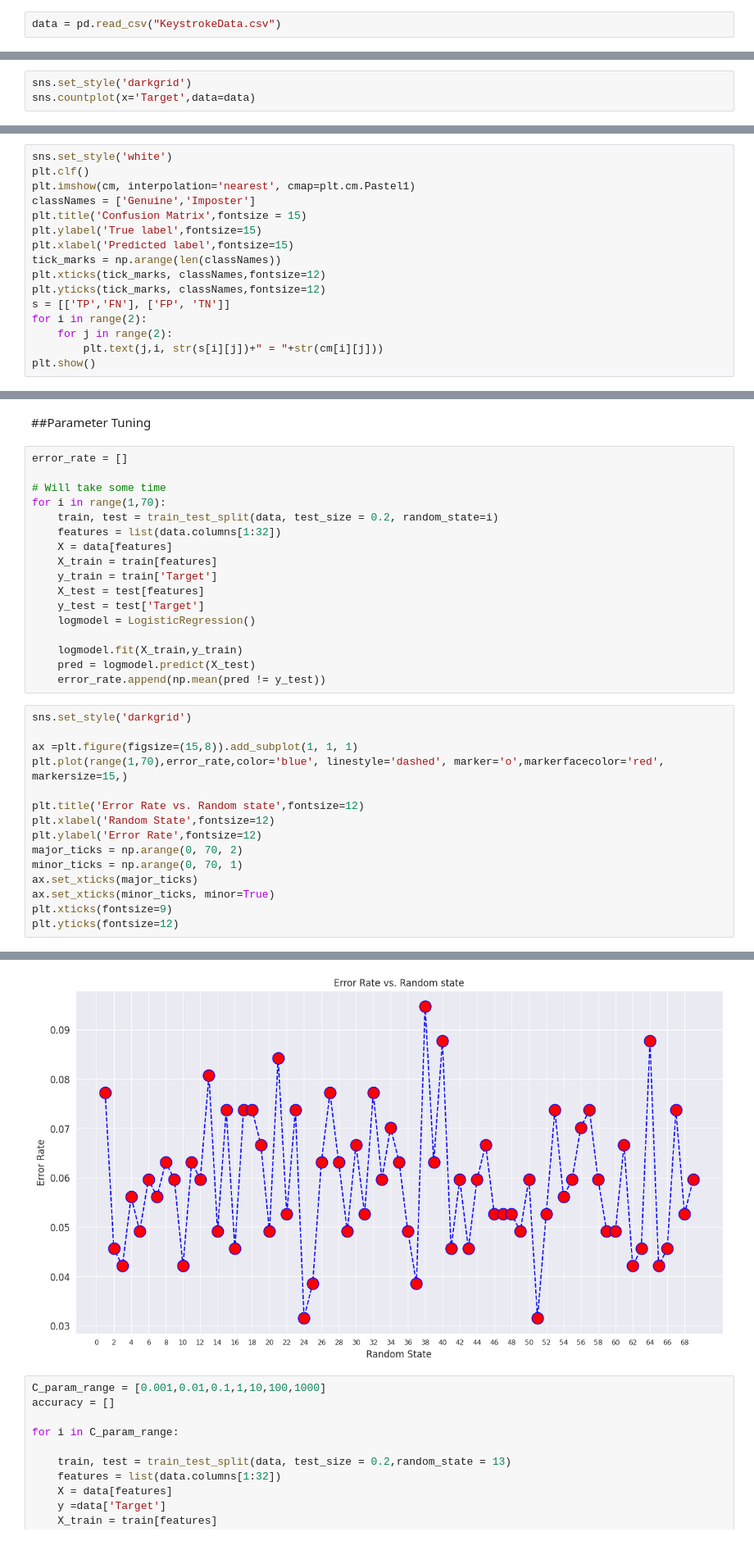
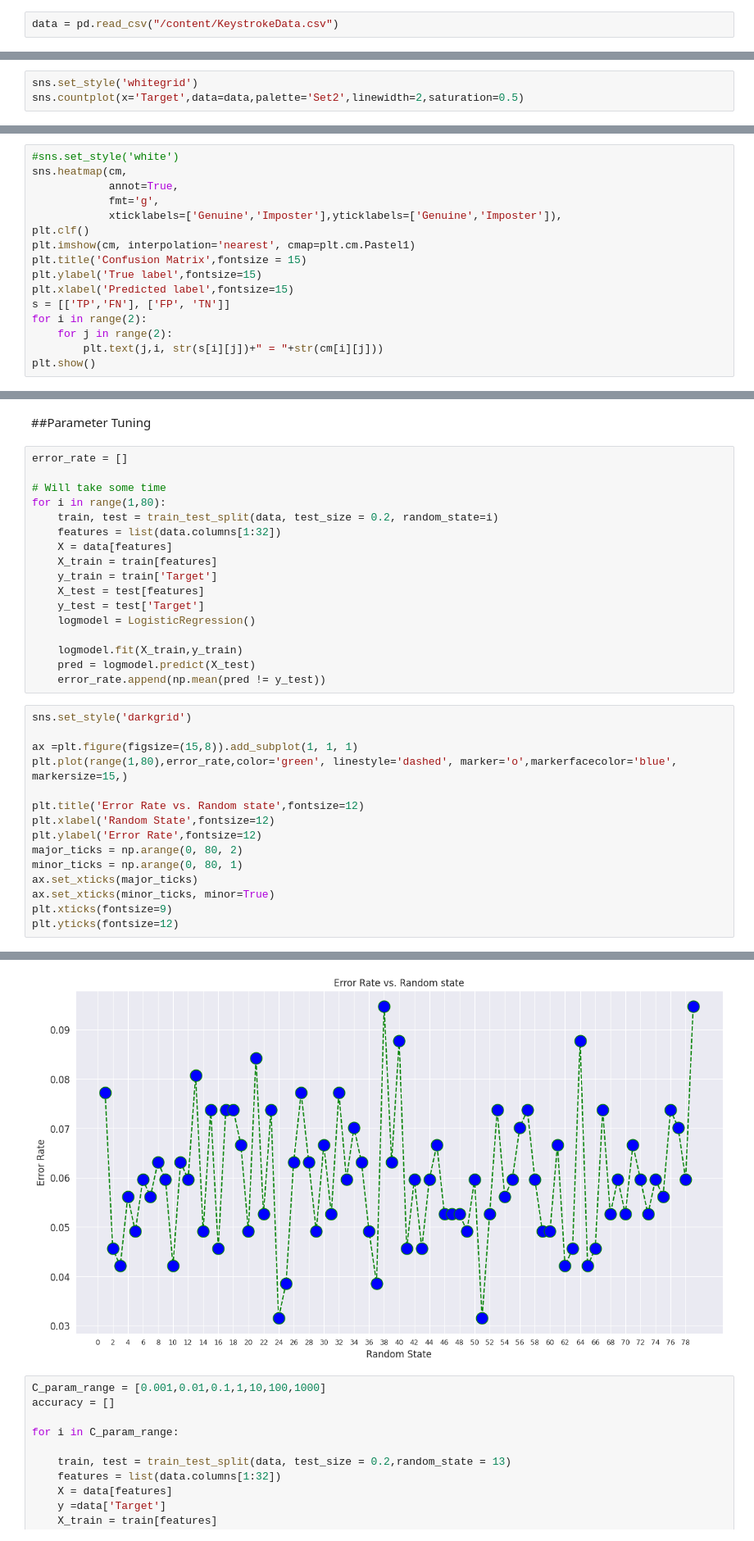
Before and after one commit to aiclub-igdtuw/AIMLMonth2023, a Jupyter notebook: MAJOR_PROJECT.ipynb, the cells around one changed output, grey strips where cells are left out. Shown at 82% size. Drawn from its saved outputs; the diff is of its cells as text.

```diff
--- a/MAJOR_PROJECT.ipynb
+++ b/MAJOR_PROJECT.ipynb
@@ -377,7 +425,7 @@ from sklearn.metrics import classification_report,confusion_matrix
 # %% [markdown]
 ##Load Data
 # %%
-data = pd.read_csv("KeystrokeData.csv")
+data = pd.read_csv("/content/KeystrokeData.csv")
 # %%
 data.head()
 # %% [output]
@@ -401,7 +449,7 @@ Index(['User', 'H.period', 'DD.period.t', 'UD.period.t', 'H.t', 'DD.t.i',
 # %% [markdown]
 ##Data Visualization
 # %%
-sns.set_style('darkgrid')
-sns.countplot(x='Target',data=data)
+sns.set_style('whitegrid')
+sns.countplot(x='Target',data=data,palette='Set2',linewidth=2,saturation=0.5)
 # %% [output]
 <Axes: xlabel='Target', ylabel='count'>
@@ -474,14 +523,14 @@ print(confusion_matrix(y_test,pred))
 # %%
-sns.set_style('white')
+#sns.set_style('white')
+sns.heatmap(cm,
+            annot=True,
+            fmt='g',
+            xticklabels=['Genuine','Imposter'],yticklabels=['Genuine','Imposter']),
 plt.clf()
 plt.imshow(cm, interpolation='nearest', cmap=plt.cm.Pastel1)
-classNames = ['Genuine','Imposter']
 plt.title('Confusion Matrix',fontsize = 15)
 plt.ylabel('True label',fontsize=15)
 plt.xlabel('Predicted label',fontsize=15)
-tick_marks = np.arange(len(classNames))
-plt.xticks(tick_marks, classNames,fontsize=12)
-plt.yticks(tick_marks, classNames,fontsize=12)
 s = [['TP','FN'], ['FP', 'TN']]
 for i in range(2):
     for j in range(2):
@@ -536,7 +585,7 @@ weighted avg       0.94      0.94      0.94       285
 error_rate = []
 
 # Will take some time
-for i in range(1,70):
+for i in range(1,80):
     train, test = train_test_split(data, test_size = 0.2, random_state=i)
     features = list(data.columns[1:32])
     X = data[features]
@@ -552,30 +601,30 @@ for i in range(1,70):
 # %%
 sns.set_style('darkgrid')
 
 ax =plt.figure(figsize=(15,8)).add_subplot(1, 1, 1)
-plt.plot(range(1,70),error_rate,color='blue', linestyle='dashed', marker='o',markerfacecolor='red', markersize=15,)
+plt.plot(range(1,80),error_rate,color='green', linestyle='dashed', marker='o',markerfacecolor='blue', markersize=15,)
 
 plt.title('Error Rate vs. Random state',fontsize=12)
 plt.xlabel('Random State',fontsize=12)
 plt.ylabel('Error Rate',fontsize=12)
-major_ticks = np.arange(0, 70, 2)
-minor_ticks = np.arange(0, 70, 1)
+major_ticks = np.arange(0, 80, 2)
+minor_ticks = np.arange(0, 80, 1)
 ax.set_xticks(major_ticks)
 ax.set_xticks(minor_ticks, minor=True)
 plt.xticks(fontsize=9)
 plt.yticks(fontsize=12)
 # %% [output]
 (array([0.02, 0.03, 0.04, 0.05, 0.06, 0.07, 0.08, 0.09, 0.1 ]),
  [Text(0, 0.02, '0.02'),
   Text(0, 0.03, '0.03'),
   Text(0, 0.04, '0.04'),
   Text(0, 0.05, '0.05'),
   Text(0, 0.06, '0.06'),
   Text(0, 0.07, '0.07'),
   Text(0, 0.08, '0.08'),
   Text(0, 0.09000000000000001, '0.09'),
   Text(0, 0.1, '0.10')])
-[figure, old version]
+[figure, new version]
 # %%
 C_param_range = [0.001,0.01,0.1,1,10,100,1000]
 accuracy = []
```
Also changed, not shown: parts of 59 cells of this notebook.
